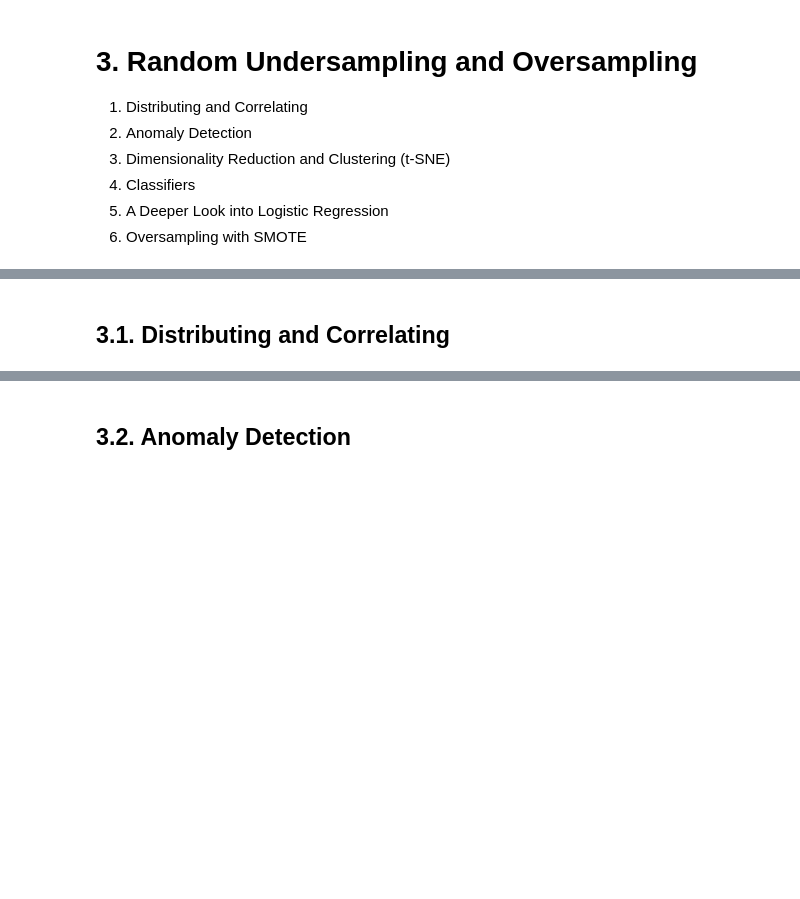
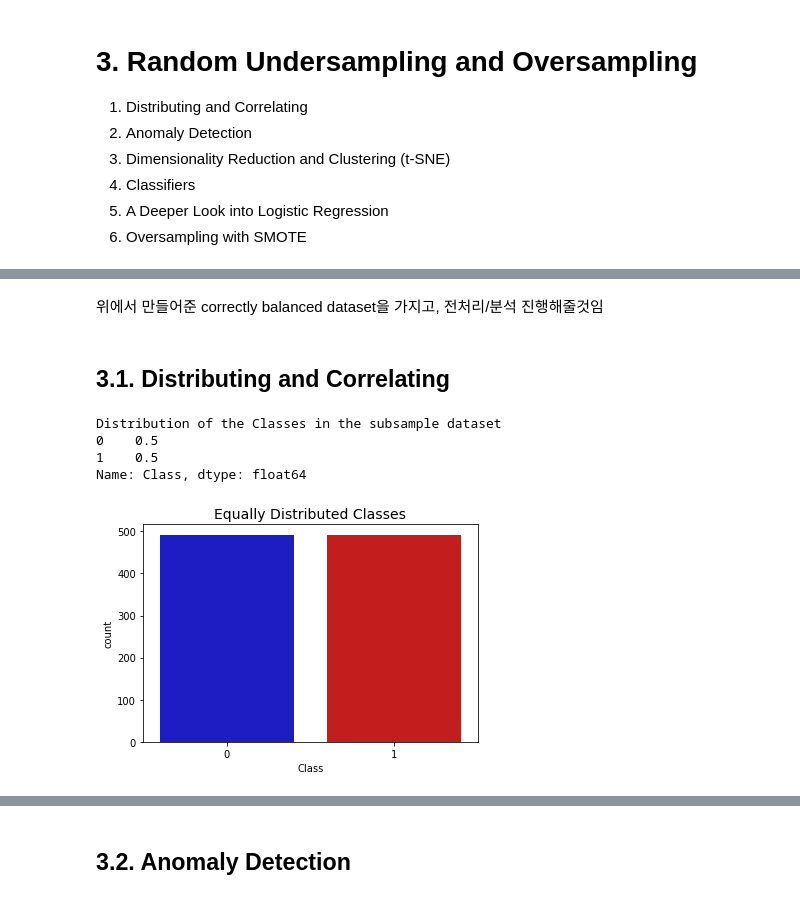
Before and after one commit to codelspak/Struggles, a Jupyter notebook: WK27_case2_Kaggle_ML_Classification_Credit_Card_Fraud_Detection.ipynb, the cells around one changed output, grey strips where cells are left out. Saved outputs shown, nothing was run; the diff lists cells and outputs as text; code cells hidden in the pictures; blank space fills up the shorter version.

```diff
--- a/WK27_case2_Kaggle_ML_Classification_Credit_Card_Fraud_Detection.ipynb
+++ b/WK27_case2_Kaggle_ML_Classification_Credit_Card_Fraud_Detection.ipynb
@@ -240,0 +245,12 @@ Generate indices to split data into training and test set.
+# %%
+df = df.sample(frac = 1)
+
+# fraud samples
+fraud_df = df.loc[df['Class']==1]
+# non-fraud samples
+non_fraud_df = df.loc[df['Class']==0][:492] # 사기:정상 비율이 50:50인 subsample 만들어주기 위함임
+
+normal_distributed_df = pd.concat([fraud_df, non_fraud_df])
+# %%
+new_df = normal_distributed_df.sample(frac = 1, random_state = 42)
+new_df.head()
@@ -241,2 +265,17 @@ Generate indices to split data into training and test set.
+# %% [markdown]
+위에서 만들어준 correctly balanced dataset을 가지고, 전처리/분석 진행해줄것임
 # %% [markdown]
 ## 3.1. Distributing and Correlating
+# %%
+print('Distribution of the Classes in the subsample dataset')
+print(new_df['Class'].value_counts()/len(new_df))
+
+_ = sns.countplot(data = new_df, x = 'Class', palette = colors)
+plt.title('Equally Distributed Classes', fontsize = 14)
+plt.show()
+# %% [output]
+Distribution of the Classes in the subsample dataset
+0    0.5
+1    0.5
+Name: Class, dtype: float64
+[figure, added]
```
Also changed, not shown: parts of 64 cells of this notebook.
